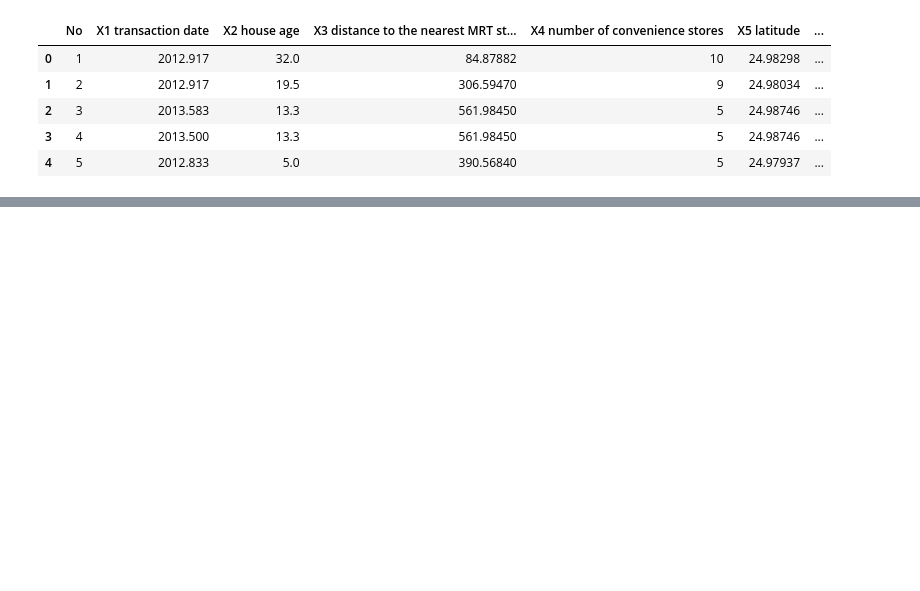
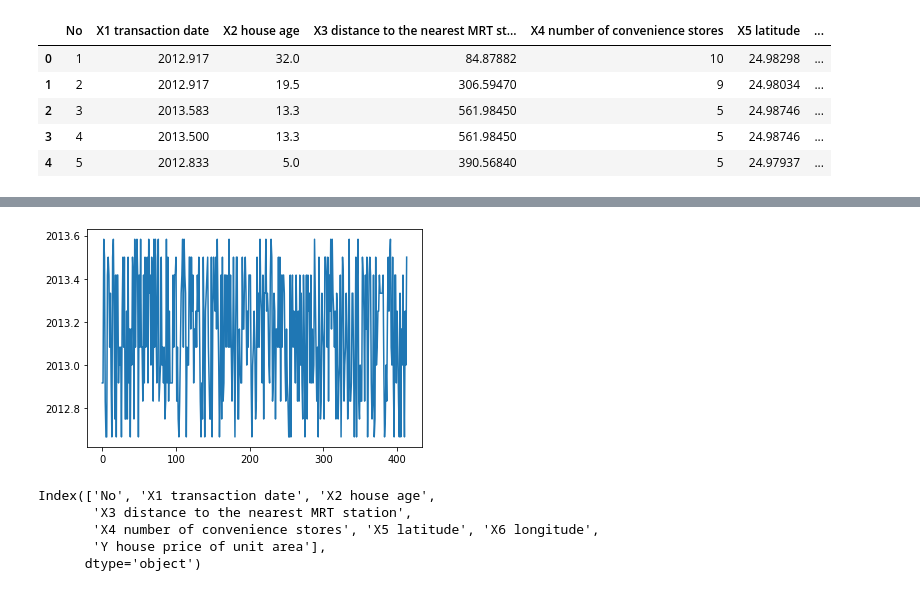
Before and after one commit to Sirfowahid/ML-Real-State, a Jupyter notebook: ML-Real-State.ipynb, the cells around one changed output, grey strips where cells are left out. Saved outputs shown, nothing was run; the diff lists cells and outputs as text; code cells hidden in the pictures; blank space fills up the shorter version.

```diff
--- a/ML-Real-State.ipynb
+++ b/ML-Real-State.ipynb
@@ -27,0 +48,12 @@ data.describe()
+# %%
+data['X1 transaction date'].plot();
+# %% [output]
+[figure, added]
+# %%
+data.columns
+# %% [output]
+Index(['No', 'X1 transaction date', 'X2 house age',
+       'X3 distance to the nearest MRT station',
+       'X4 number of convenience stores', 'X5 latitude', 'X6 longitude',
+       'Y house price of unit area'],
+      dtype='object')
```
Also changed, not shown: parts of 3 cells of this notebook.
